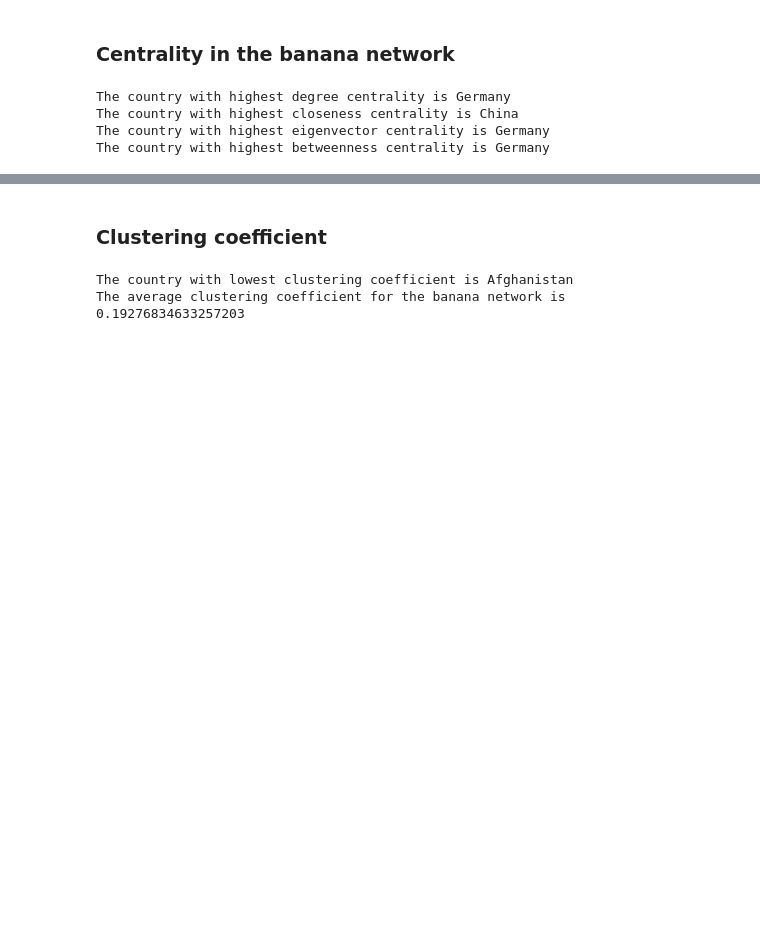
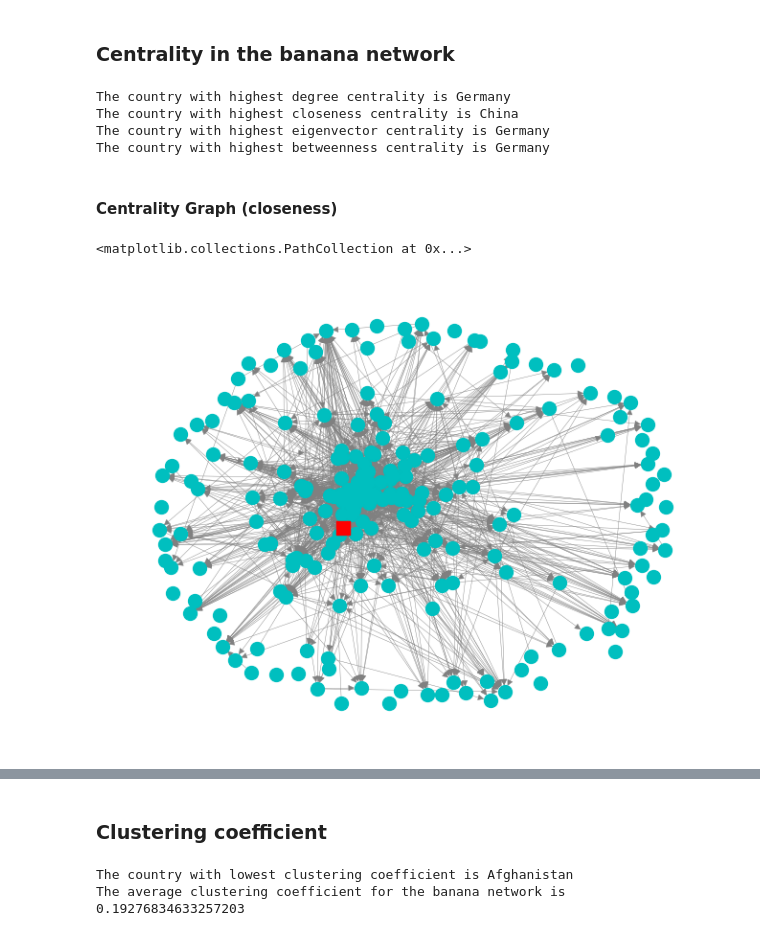
Before and after one commit to d-frerichs/math-1010-frerichs, a Jupyter notebook: food/Banana Trade Relationships Between Countries.ipynb, the cells around one changed output, grey strips where cells are left out. Saved outputs shown, nothing was run; the diff lists cells and outputs as text; code cells hidden in the pictures; blank space fills up the shorter version.

```diff
--- a/food/Banana Trade Relationships Between Countries.ipynb
+++ b/food/Banana Trade Relationships Between Countries.ipynb
@@ -128,3 +145,11 @@ The country with highest degree centrality is Germany
 The country with highest closeness centrality is China
 The country with highest eigenvector centrality is Germany
 The country with highest betweenness centrality is Germany
+# %% [markdown]
+#### Centrality Graph (closeness)
+# %%
+nx.draw(FAO_Bananas_G, pos_names, node_color='c', node_size=100, edge_color='grey', with_labels=False, width=0.3)
+nx.draw_networkx_nodes(FAO_Bananas_G, pos_names, node_color = 'red', nodelist = ['China'], label = 'China', node_size=100, node_shape='s')
+# %% [output]
+<matplotlib.collections.PathCollection at 0x...>
+[figure, added]
```
Also changed, not shown: parts of 13 cells of this notebook.
